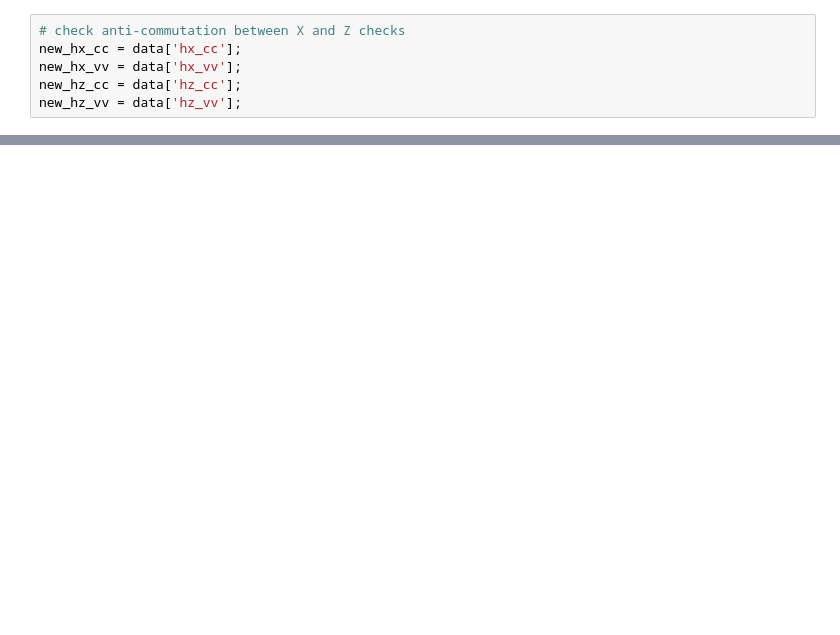
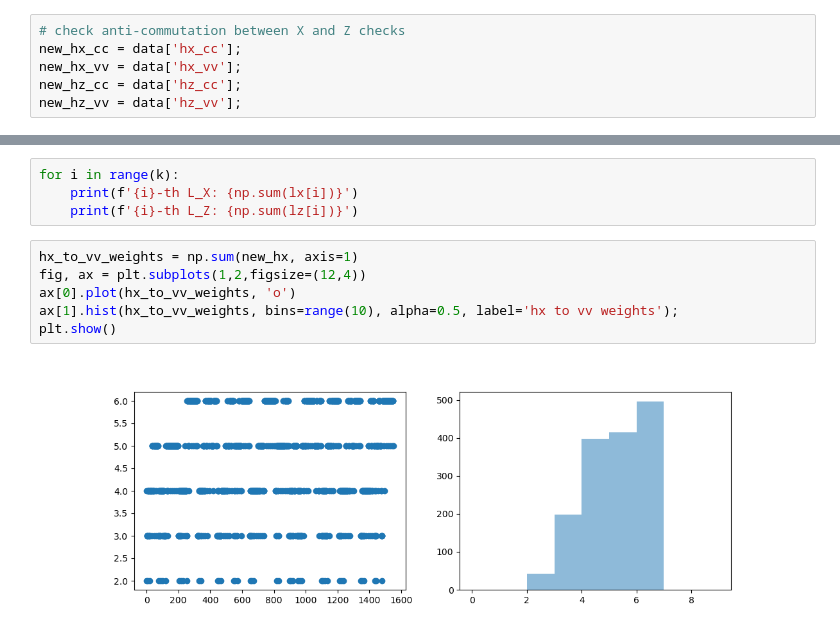
Before and after one commit to Rosetta-Tan/aperiodic-codes, a Jupyter notebook: scripts/visualize_commutation_3d.ipynb, the cells around one changed output, grey strips where cells are left out. Saved outputs shown, nothing was run; the diff lists cells and outputs as text; blank space fills up the shorter version.

```diff
--- a/scripts/visualize_commutation_3d.ipynb
+++ b/scripts/visualize_commutation_3d.ipynb
@@ -107,0 +121,12 @@ array([   164,    165,    166, ..., 117489, 117531, 117532], dtype=uint64)
+# %%
+for i in range(k):
+    print(f'{i}-th L_X: {np.sum(lx[i])}')
+    print(f'{i}-th L_Z: {np.sum(lz[i])}')
+# %%
+hx_to_vv_weights = np.sum(new_hx, axis=1)
+fig, ax = plt.subplots(1,2,figsize=(12,4))
+ax[0].plot(hx_to_vv_weights, 'o')
+ax[1].hist(hx_to_vv_weights, bins=range(10), alpha=0.5, label='hx to vv weights');
+plt.show()
+# %% [output]
+[figure, added]
```
Also changed, not shown: parts of 21 cells of this notebook, 6 other files.
